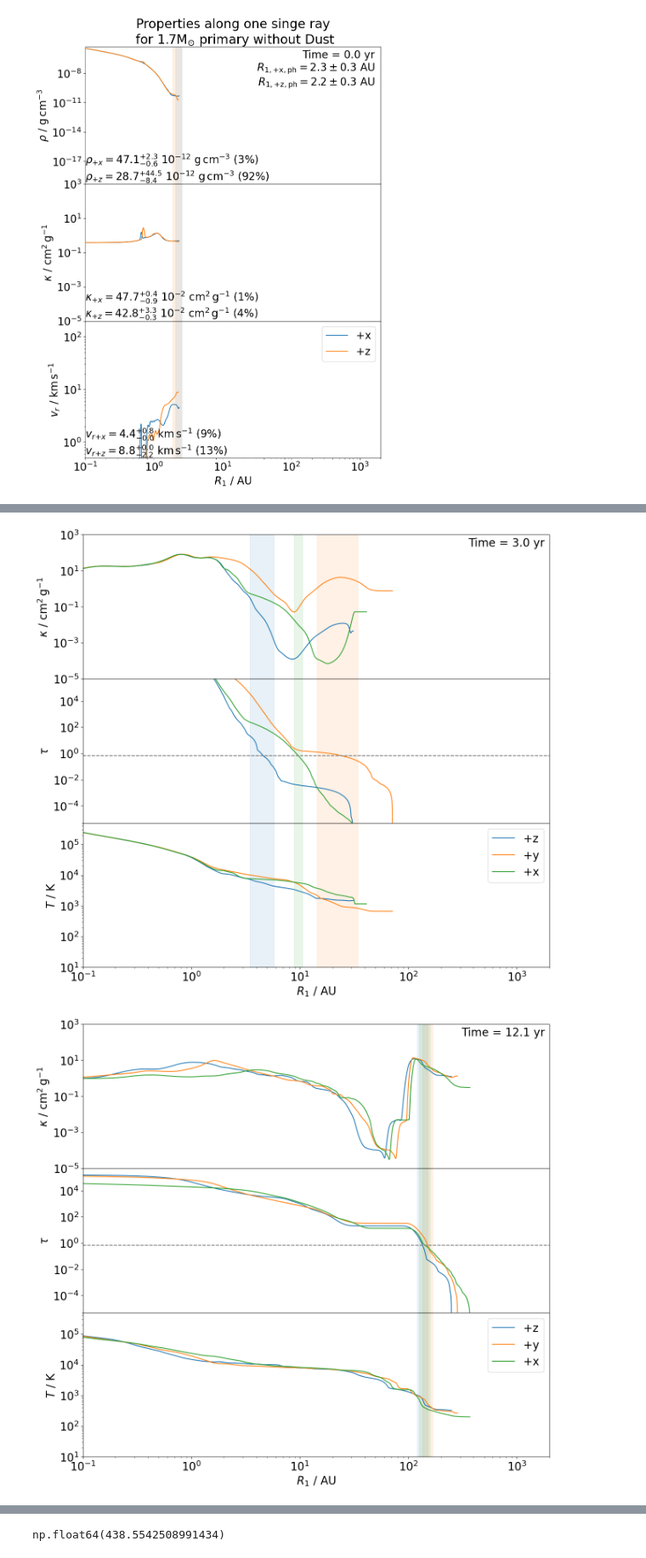
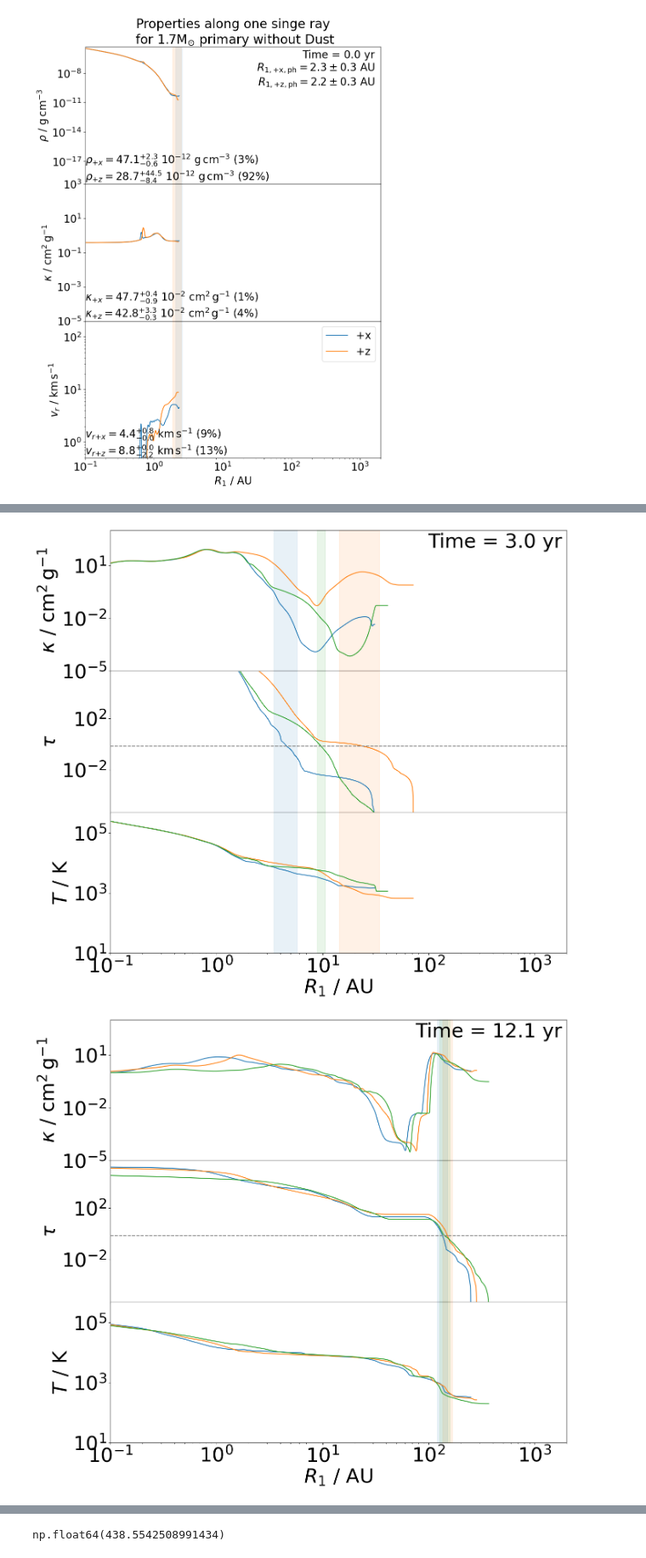
Before and after one commit to chunliangmu/RTinCEE-scripts-2024, a Jupyter notebook: script_PhLocAxes_analysis.ipynb, the cells around one changed output, grey strips where cells are left out. Shown at 85% size. Saved outputs shown, nothing was run; the diff lists cells and outputs as text; code cells hidden in the pictures.

```diff
--- a/script_PhLocAxes_analysis.ipynb
+++ b/script_PhLocAxes_analysis.ipynb
@@ -508,6 +514,8 @@ FileNotFoundError: [Errno 2] No such file or directory: '/mnt/d/Sync_OneDrive/Ma
 [figure]
 # %%
 if __name__ == '__main__':
+    plt.rcParams.update({'font.size': 36})
+
     xlim = (1e-1, 2e3)
     labels = ['+z', '+y', '+x']    # name of the ray to be plotted
     quans  = ['kappa', 'tau', 'T']    #, 'rho' # quantities to be plotted
@@ -639,7 +647,7 @@ if __name__ == '__main__':
                 # ax.text(xlim[0], ylim[0], '\n'.join(valtxts), ha='left', va='bottom')
                 # print('\n', '\n'.join(valtxts), '\n')
             ax.set_xlabel(f"$R_1$ / {unitsOutTxt['dist']}")
-            ax.legend(loc='upper right')
+            if file_index==0: ax.legend(loc='upper right')
 
             # set title and time label
             ax = axes[0][0]
@@ -692,4 +700,6 @@ if __name__ == '__main__':
         ]) + ' \\\\\\\\\n\n'
     print(txt, '\n\n')
     plt.show(fig)
+
+    plt.rcParams.update({'font.size': 20})
 # %% [output]
@@ -718,2 +728,2 @@ $R_{1, \mathrm{ph, +x}}$ / $\mathrm{AU}$ & $2.2 \pm 0.3$ & $36 \pm 5$ & $137 \pm
-[figure, old version]
+[figure, new version]
-[figure, old version]
+[figure, new version]
```
Also changed, not shown: parts of 2 cells of this notebook, 3 other files.
